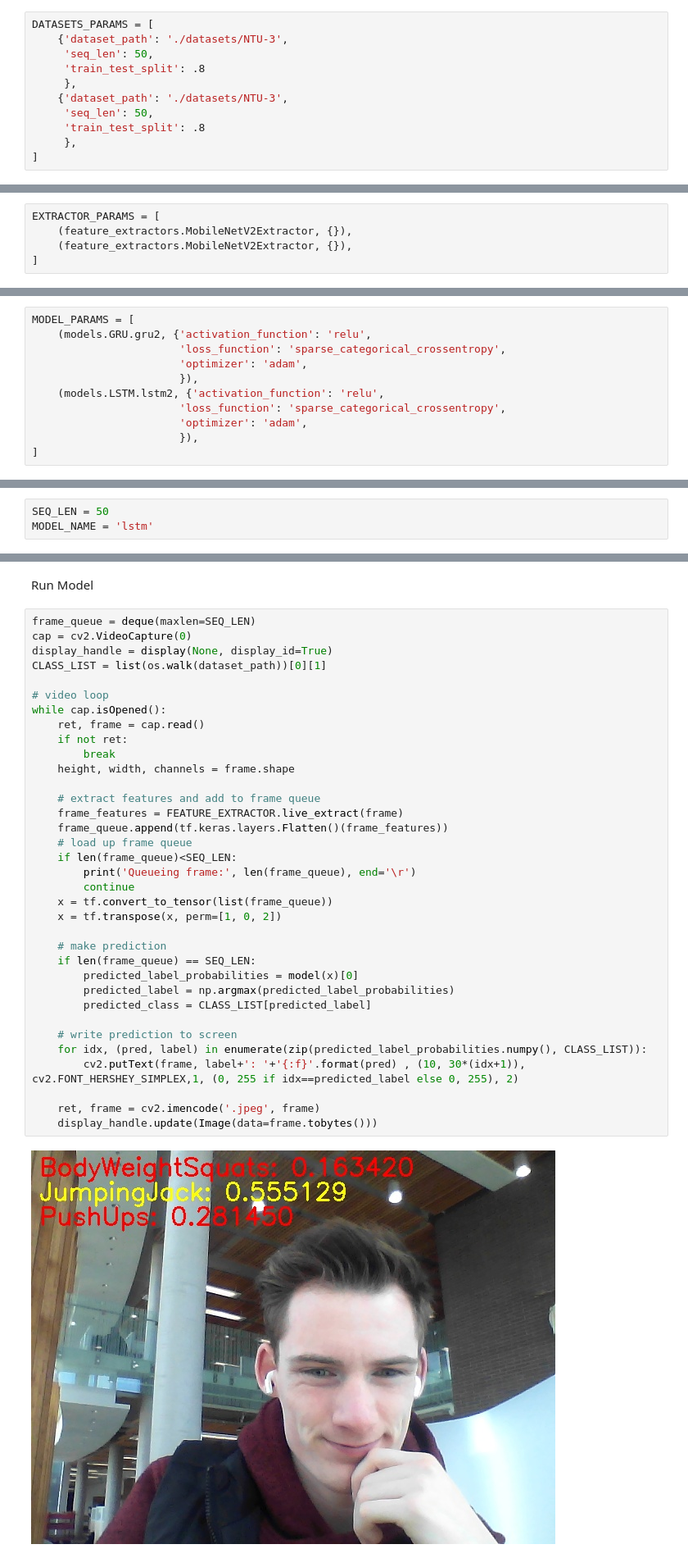
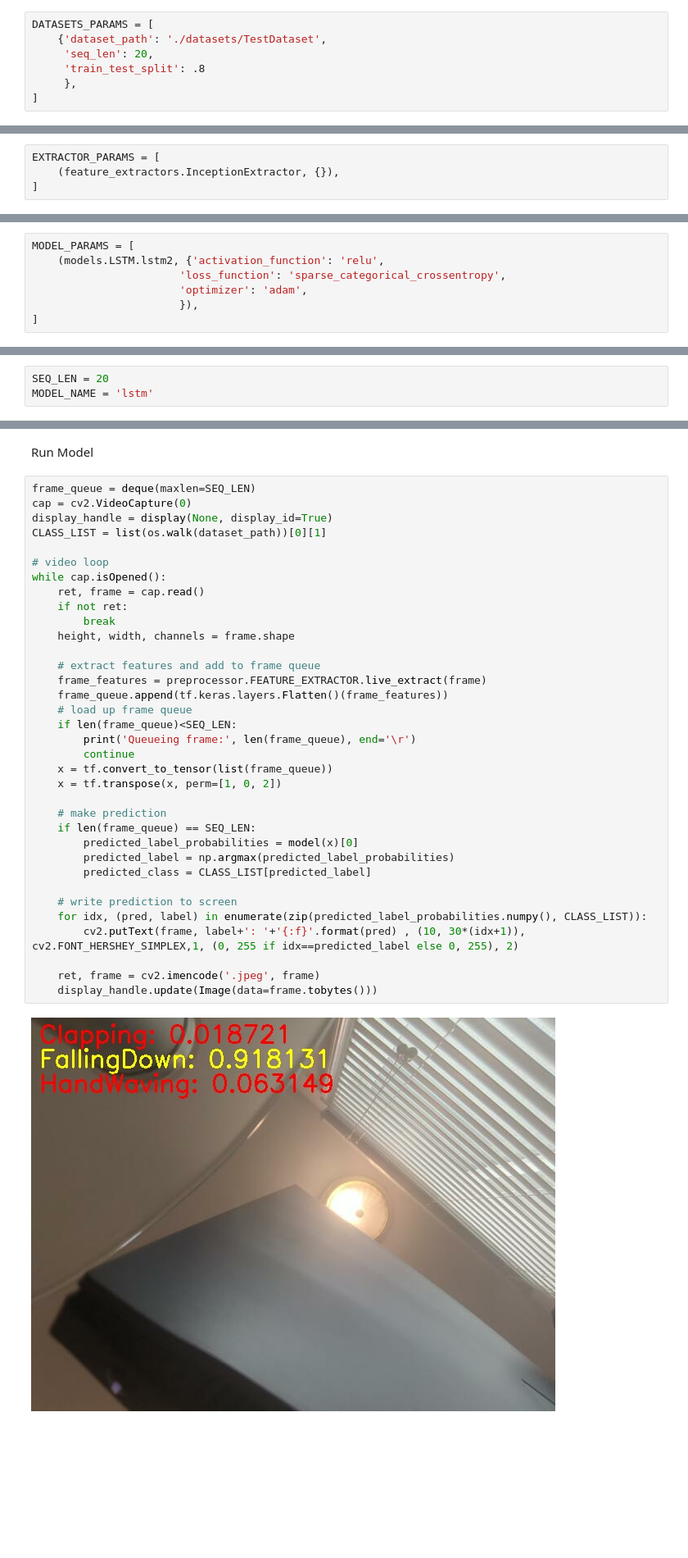
Before and after one commit to FTQuin/BehaviouralMLProject, a Jupyter notebook: notebooks/from_dataset_to_model.ipynb, the cells around one changed output, grey strips where cells are left out. Shown at 82% size. Cells and saved outputs as stored; diff of their text form; blank space fills up the shorter version.

Commit message:
fix for from_dataset_to_model.ipynb

```diff
--- a/notebooks/from_dataset_to_model.ipynb
+++ b/notebooks/from_dataset_to_model.ipynb
@@ -68,12 +62,8 @@ EXPERIMENT_PARAMS = [
 DATA PARAMETERS
 # %%
 DATASETS_PARAMS = [
-    {'dataset_path': './datasets/NTU-3',
-     'seq_len': 50,
-     'train_test_split': .8
-     },
-    {'dataset_path': './datasets/NTU-3',
-     'seq_len': 50,
+    {'dataset_path': './datasets/TestDataset',
+     'seq_len': 20,
      'train_test_split': .8
      },
 ]
@@ -81,17 +71,12 @@ DATASETS_PARAMS = [
 EXTRACTOR PARAMETERS
 # %%
 EXTRACTOR_PARAMS = [
-    (feature_extractors.MobileNetV2Extractor, {}),
-    (feature_extractors.MobileNetV2Extractor, {}),
+    (feature_extractors.InceptionExtractor, {}),
 ]
 # %% [markdown]
 MODEL PARAMETERS
 # %%
 MODEL_PARAMS = [
-    (models.GRU.gru2, {'activation_function': 'relu',
-                       'loss_function': 'sparse_categorical_crossentropy',
-                       'optimizer': 'adam',
-                       }),
     (models.LSTM.lstm2, {'activation_function': 'relu',
                        'loss_function': 'sparse_categorical_crossentropy',
                        'optimizer': 'adam',
@@ -234,7 +173,7 @@ To silence this warning, decorate the function with @tf.autograph.experimental.d
 # %% [markdown]
 Set Hyperparameters
 # %%
-SEQ_LEN = 50
+SEQ_LEN = 20
 MODEL_NAME = 'lstm'
 # %% [markdown]
 Load Model
@@ -251,32 +190,32 @@ CLASS_LIST = list(os.walk(dataset_path))[0][1]
 
 # video loop
 while cap.isOpened():
     ret, frame = cap.read()
     if not ret:
         break
     height, width, channels = frame.shape
 
     # extract features and add to frame queue
-    frame_features = FEATURE_EXTRACTOR.live_extract(frame)
+    frame_features = preprocessor.FEATURE_EXTRACTOR.live_extract(frame)
     frame_queue.append(tf.keras.layers.Flatten()(frame_features))
     # load up frame queue
     if len(frame_queue)<SEQ_LEN:
         print('Queueing frame:', len(frame_queue), end='\r')
         continue
     x = tf.convert_to_tensor(list(frame_queue))
     x = tf.transpose(x, perm=[1, 0, 2])
 
     # make prediction
     if len(frame_queue) == SEQ_LEN:
         predicted_label_probabilities = model(x)[0]
         predicted_label = np.argmax(predicted_label_probabilities)
         predicted_class = CLASS_LIST[predicted_label]
 
     # write prediction to screen
     for idx, (pred, label) in enumerate(zip(predicted_label_probabilities.numpy(), CLASS_LIST)):
         cv2.putText(frame, label+': '+'{:f}'.format(pred) , (10, 30*(idx+1)), cv2.FONT_HERSHEY_SIMPLEX,1, (0, 255 if idx==predicted_label else 0, 255), 2)
 
     ret, frame = cv2.imencode('.jpeg', frame)
     display_handle.update(Image(data=frame.tobytes()))
 # %% [output]
-[figure, old version]
+[figure, new version]
```
Also changed, not shown: parts of 8 cells of this notebook.
